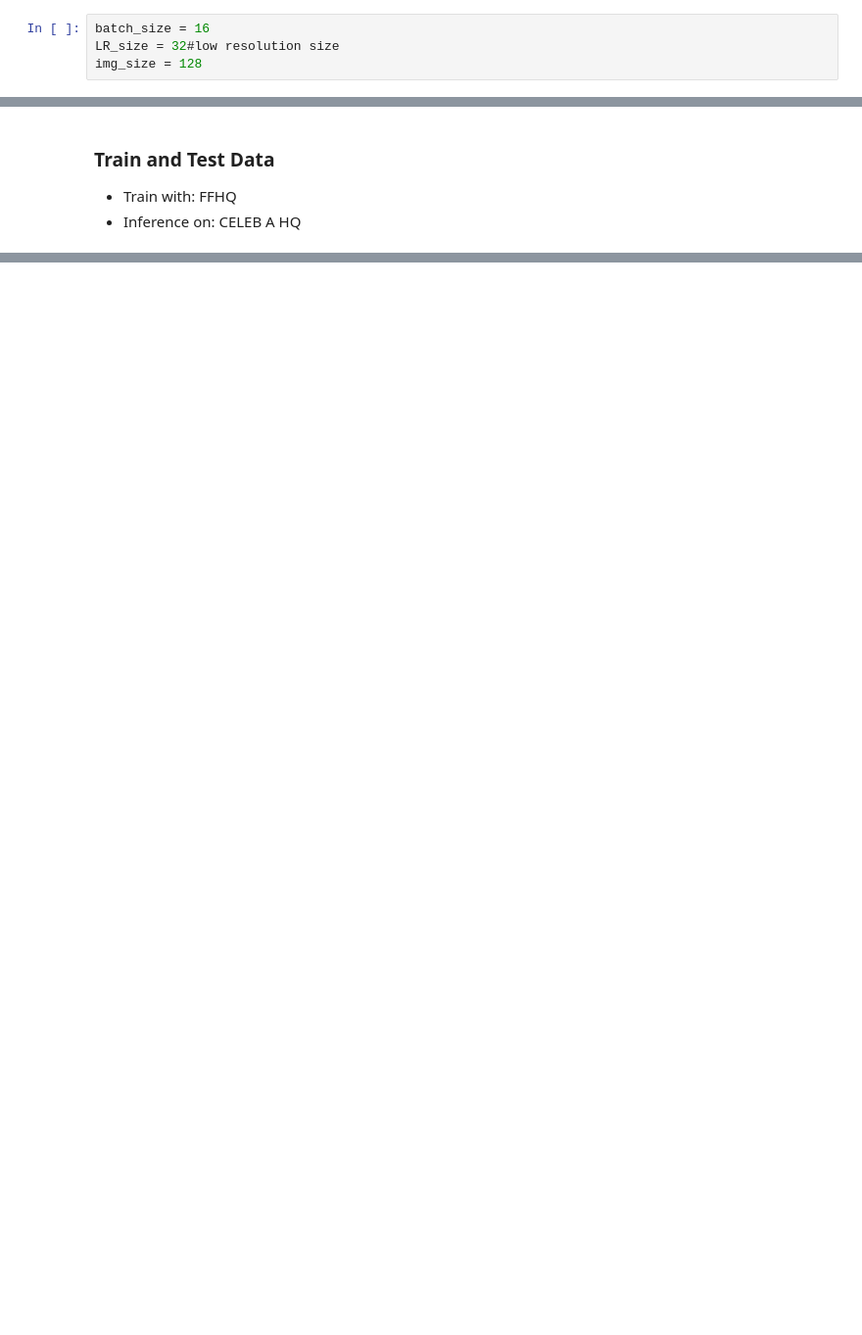
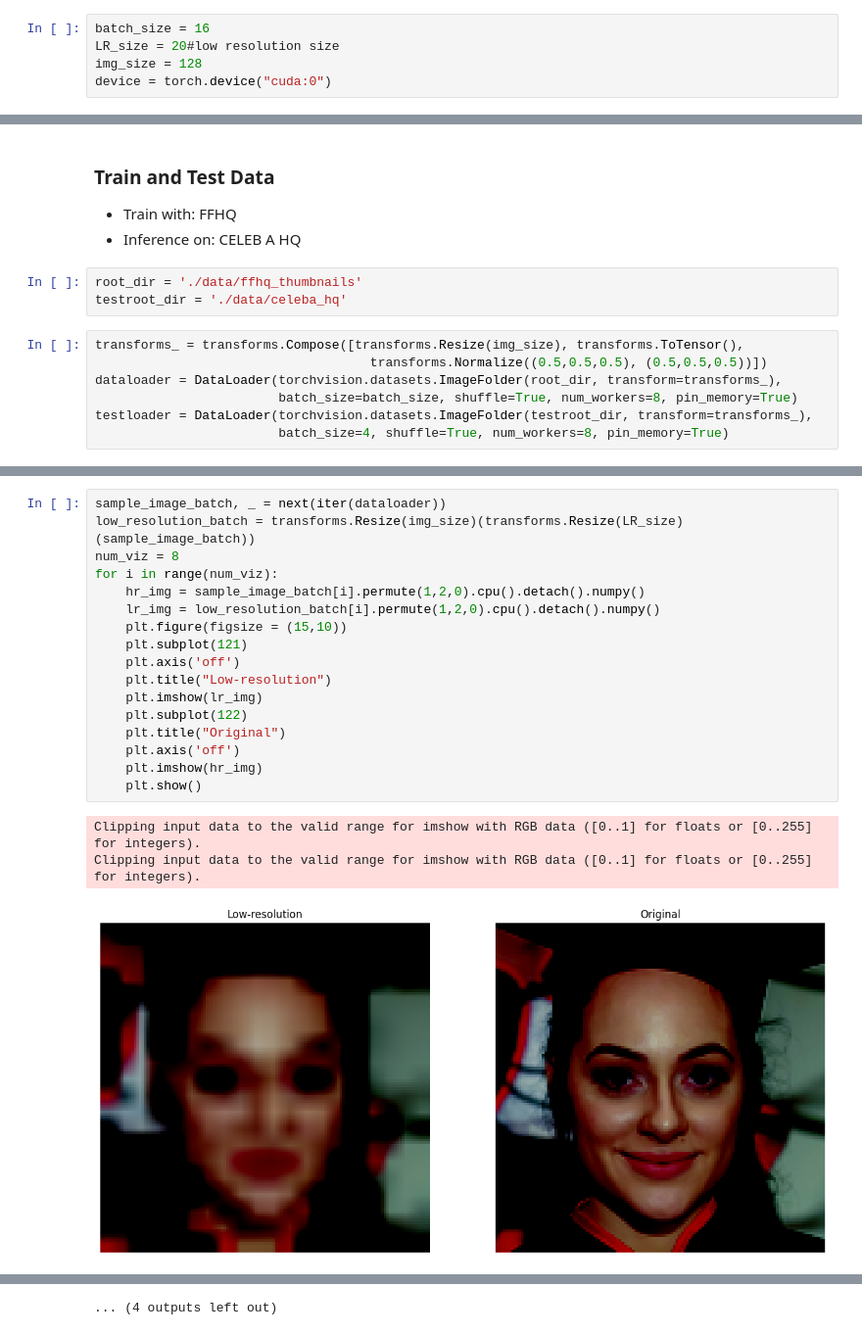
Before and after one commit to superbunny38/Papers, a Jupyter notebook: Diffusion Must-Read Papers/SR3 from scratch.ipynb, the cells around one changed output, grey strips where cells are left out. Shown: that part at 98% size. Drawn from its saved outputs; the diff is of its cells as text; blank space fills up the shorter version.

```diff
--- a/Diffusion Must-Read Papers/SR3 from scratch.ipynb
+++ b/Diffusion Must-Read Papers/SR3 from scratch.ipynb
@@ -468,5 +544,6 @@ class SR3:
 ### Config
 # %%
 batch_size = 16
-LR_size = 32#low resolution size
+LR_size = 20#low resolution size
 img_size = 128
+device = torch.device("cuda:0")
@@ -475,3 +557,13 @@ img_size = 128
 
 - Train with: FFHQ
 - Inference on: CELEB A HQ
+# %%
+root_dir = './data/ffhq_thumbnails'
+testroot_dir = './data/celeba_hq'
+# %%
+transforms_ = transforms.Compose([transforms.Resize(img_size), transforms.ToTensor(),
+                                    transforms.Normalize((0.5,0.5,0.5), (0.5,0.5,0.5))])
+dataloader = DataLoader(torchvision.datasets.ImageFolder(root_dir, transform=transforms_),
+                        batch_size=batch_size, shuffle=True, num_workers=8, pin_memory=True)
+testloader = DataLoader(torchvision.datasets.ImageFolder(testroot_dir, transform=transforms_),
+                        batch_size=4, shuffle=True, num_workers=8, pin_memory=True)
@@ -477,0 +576,21 @@ img_size = 128
+# %%
+sample_image_batch, _ = next(iter(dataloader))
+low_resolution_batch = transforms.Resize(img_size)(transforms.Resize(LR_size)(sample_image_batch))
+num_viz = 8
+for i in range(num_viz):
+    hr_img = sample_image_batch[i].permute(1,2,0).cpu().detach().numpy()
+    lr_img = low_resolution_batch[i].permute(1,2,0).cpu().detach().numpy()
+    plt.figure(figsize = (15,10))
+    plt.subplot(121)
+    plt.axis('off')
+    plt.title("Low-resolution")
+    plt.imshow(lr_img)
+    plt.subplot(122)
+    plt.title("Original")
+    plt.axis('off')
+    plt.imshow(hr_img)
+    plt.show()
+# %% [output]
+Clipping input data to the valid range for imshow with RGB data ([0..1] for floats or [0..255] for integers).
+Clipping input data to the valid range for imshow with RGB data ([0..1] for floats or [0..255] for integers).
+[figure, added]
@@ -477,0 +612 @@ img_size = 128
+... (4 outputs left out)
```
Also changed, not shown: parts of 21 cells of this notebook.
